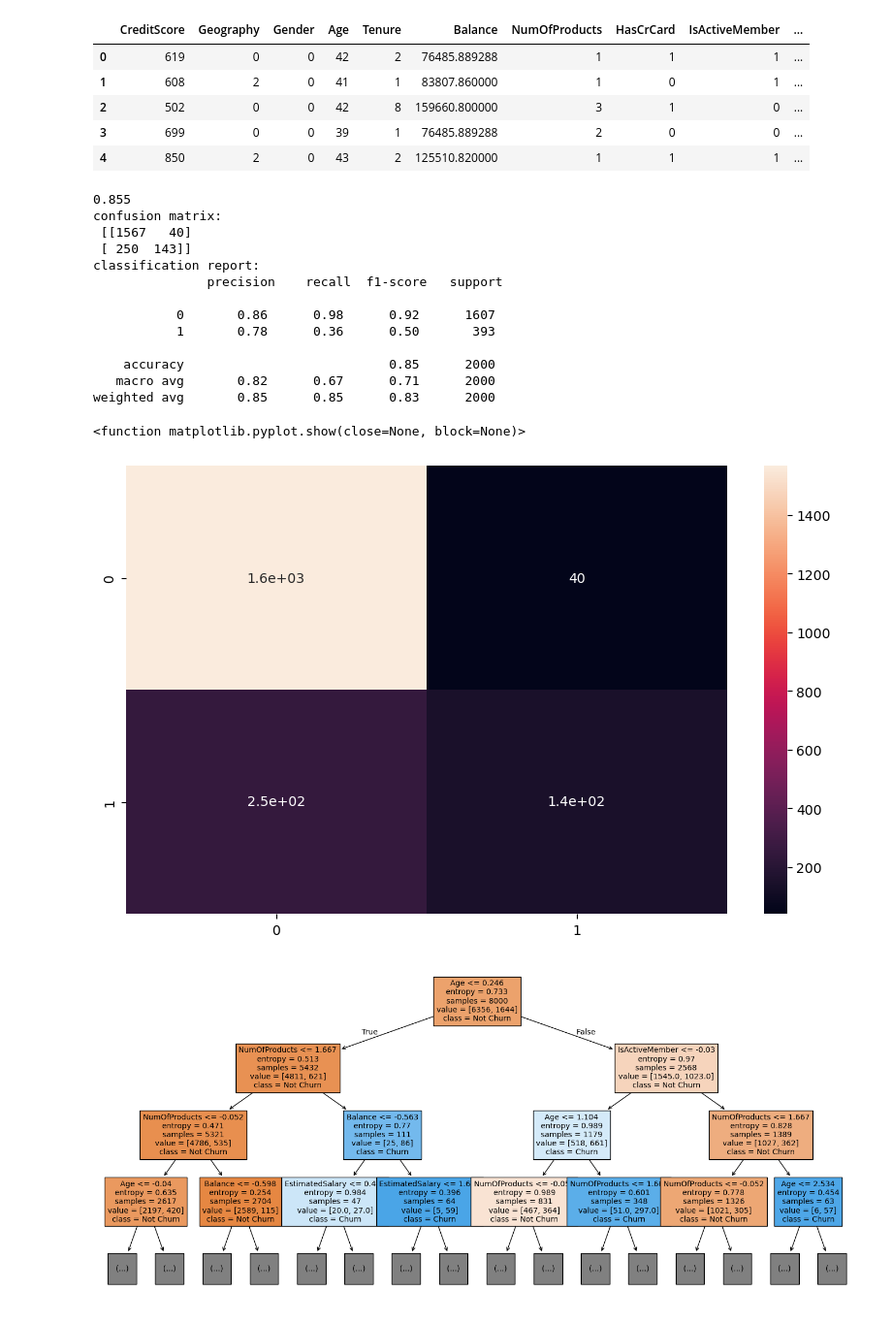
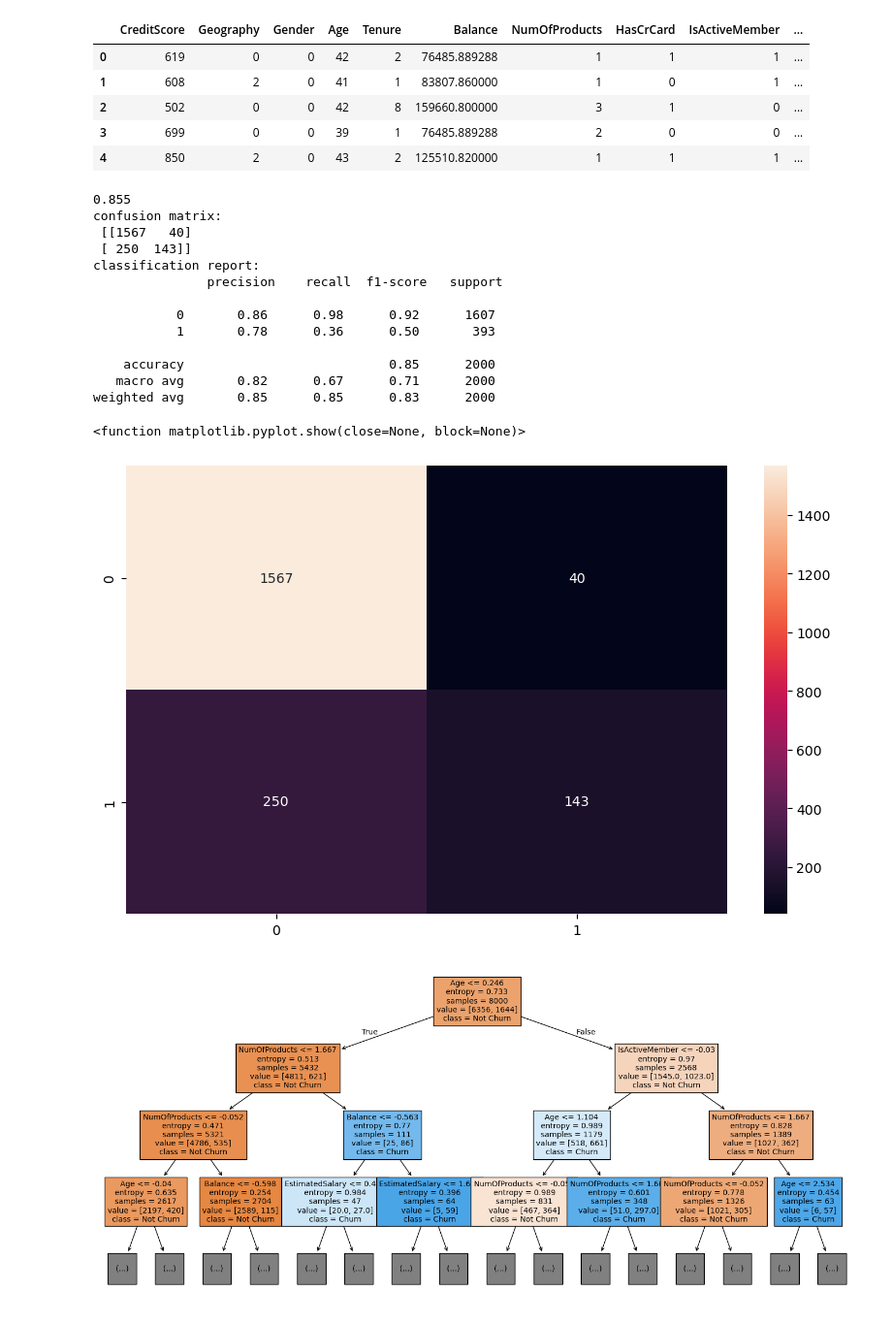
Before and after one commit to Akhandbhadouria/customer-churn-ml-project, a Jupyter notebook: decision_treee.ipynb, the cells around one changed output. Shown at 97% size. Drawn from its saved outputs; the diff is of its cells as text; code cells hidden in the pictures.

```diff
--- a/decision_treee.ipynb
+++ b/decision_treee.ipynb
@@ -9,7 +9,7 @@ from sklearn.metrics import accuracy_score, classification_report, confusion_mat
 import matplotlib.pyplot as plt
 import seaborn as sns
 
-df = pd.read_csv("/Users/lambardaar/Desktop/STUDY/python/CA/Bank_Churn.csv")
+df = pd.read_csv("/Users/lambardaar/Desktop/skill-practice-lab/python/CA/Bank_Churn.csv")
 df.head()
 # %% [output]
 |  | CustomerId | Surname | CreditScore | Geography | Gender | Age | Tenure | Balance | NumOfProducts | ... |
@@ -52,31 +52,33 @@ X_train, X_test, y_train, y_test = train_test_split(X_scaled, y, test_size=0.2,
 # %%
 tree=DecisionTreeClassifier(criterion='entropy', max_depth=5, random_state=42)
 tree.fit(X_train,y_train)
 
 y_pred = tree.predict(X_test)
+
+
 print(accuracy_score(y_test, y_pred))
 print("confusion matrix:\n", confusion_matrix(y_test, y_pred))
 print("classification report:\n", classification_report(y_test, y_pred))
 
 plt.figure(figsize=(10,6))
-sns.heatmap(confusion_matrix(y_test, y_pred),annot=True)
+sns.heatmap(confusion_matrix(y_test, y_pred),annot=True,fmt="d")
 plt.show
 # %% [output]
 0.855
 confusion matrix:
  [[1567   40]
  [ 250  143]]
 classification report:
                precision    recall  f1-score   support
 
            0       0.86      0.98      0.92      1607
            1       0.78      0.36      0.50       393
 
     accuracy                           0.85      2000
    macro avg       0.82      0.67      0.71      2000
 weighted avg       0.85      0.85      0.83      2000
 <function matplotlib.pyplot.show(close=None, block=None)>
-[figure, old version]
+[figure, new version]
 # %%
 from sklearn.tree import plot_tree
 import matplotlib.pyplot as plt
```
Also changed, not shown: parts of 3 cells of this notebook, 7 other files.
